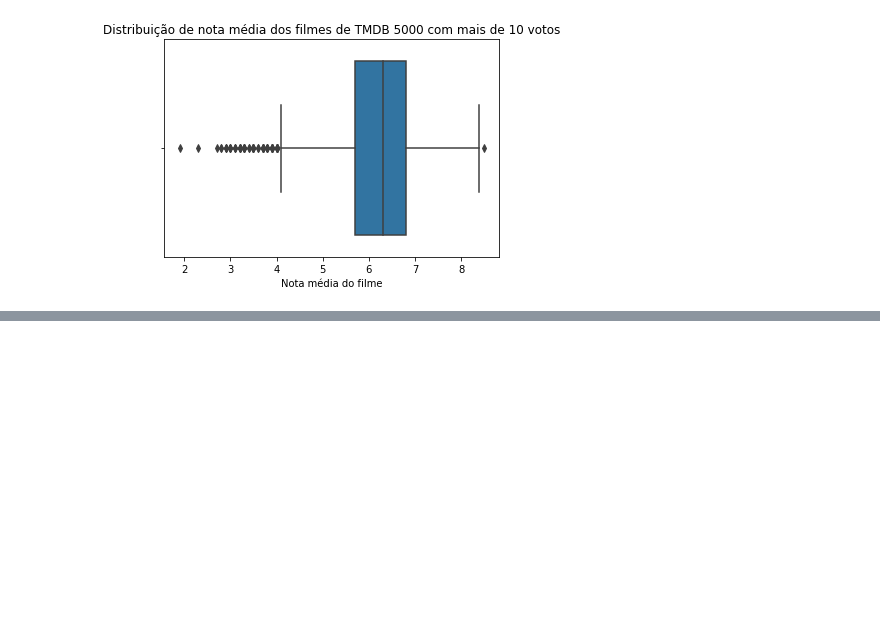
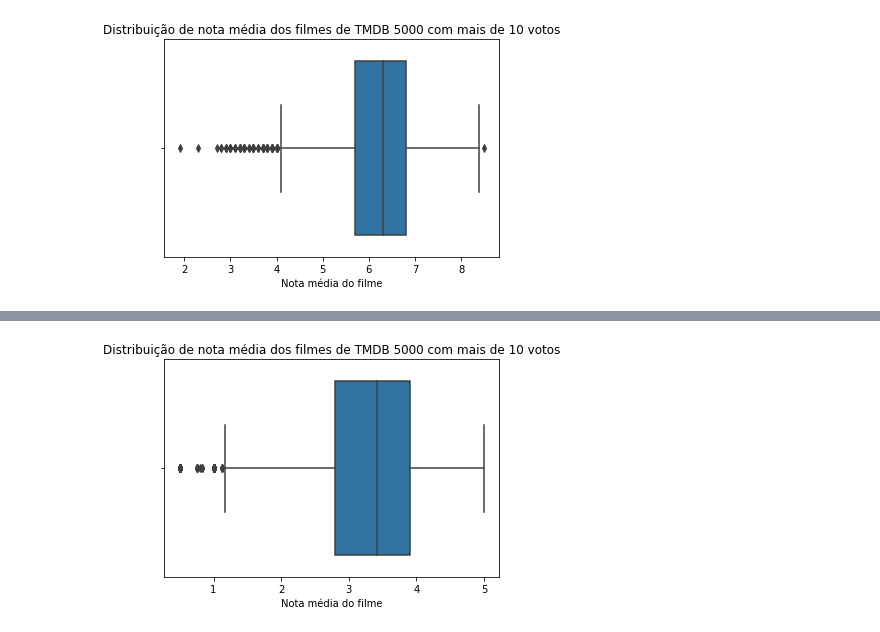
Before and after one commit to heber-augusto/course-stats-with-python, a Jupyter notebook: statistics-tests/data_science_intro_to_tests.ipynb, the cells around one changed output, grey strips where cells are left out. Saved outputs shown, nothing was run; the diff lists cells and outputs as text; code cells hidden in the pictures; blank space fills up the shorter version.

```diff
--- a/statistics-tests/data_science_intro_to_tests.ipynb
+++ b/statistics-tests/data_science_intro_to_tests.ipynb
@@ -128,0 +160,6 @@ _ = ax.set(xlabel="Nota média do filme")
+# %%
+ax= sns.boxplot(x=nota_media_por_filme.values)
+ax.set_title("Distribuição de nota média dos filmes de TMDB 5000 com mais de 10 votos")
+_ = ax.set(xlabel="Nota média do filme")
+# %% [output]
+[figure, added]
```
Also changed, not shown: parts of 5 cells of this notebook.
